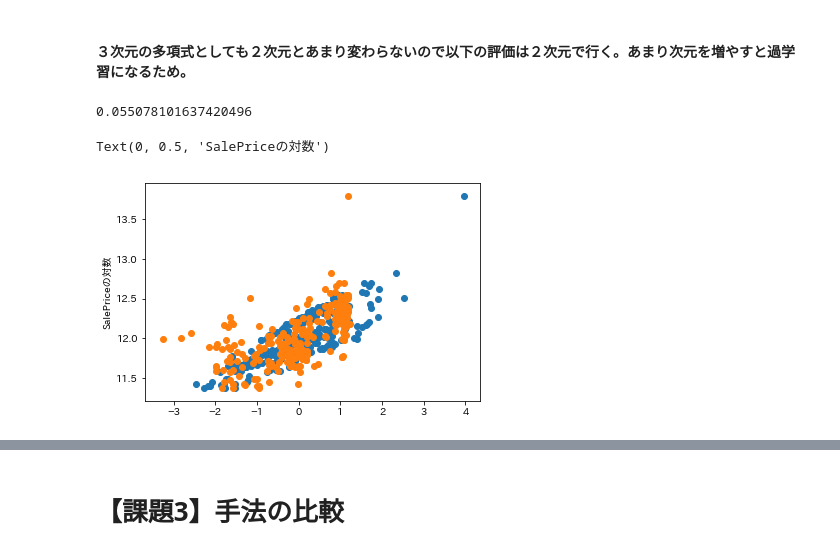
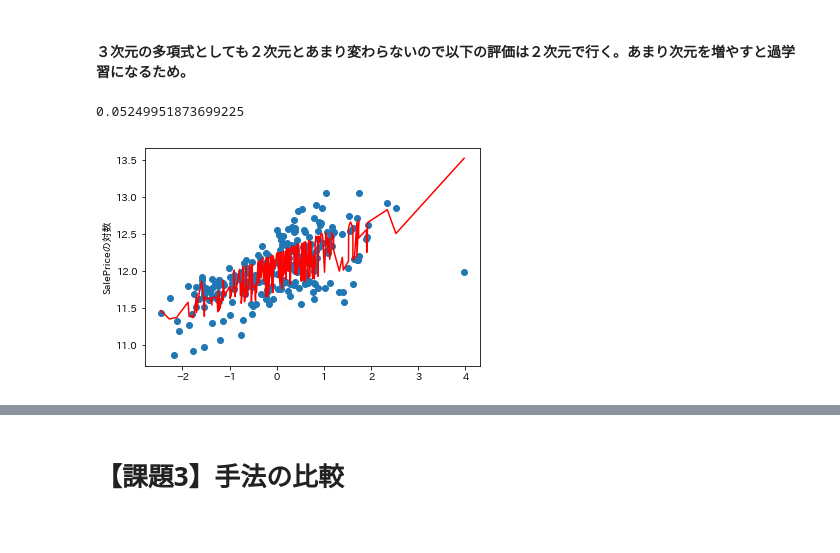
Before and after one commit to yousuke-shiraishi/diveintocode-ml, a Jupyter notebook: week4/week4-work2.ipynb, the cells around one changed output, grey strips where cells are left out. Cells and saved outputs as stored; diff of their text form; code cells hidden in the pictures.

```diff
--- a/week4/week4-work2.ipynb
+++ b/week4/week4-work2.ipynb
@@ -116,17 +122,24 @@ reg.score(X_train_std, y_train)
 0.7439500455812423
 # %% [markdown]
 #### ３次元の多項式としても２次元とあまり変わらないので以下の評価は２次元で行く。あまり次元を増やすと過学習になるため。
+# %%
+regr = Pipeline([
+    ('poly', PolynomialFeatures(degree=2)),
+    ('linear', LinearRegression())
+])
+reg = regr.fit(X_train_std, y_train)
 # %%
 y_pred = reg.predict(X_test_std)
 # %%
 #平均二乗誤差
 mean_squared_error(y_test, y_pred)
 # %% [output]
-0.055078101637420496
+0.05249951873699225
 # %%
-plt.scatter(X_test_std[:,0],y_pred,label ='GrLivArea' )
-plt.scatter(X_test_std[:,1],y_pred,label = 'YearBuilt')
+plt.scatter(X_test_std[:,0],y_test,label ='GrLivArea' )
+sort_idex = X_test_std[:,0].argsort()
+plt.plot(X_test_std[:,0][sort_idex],y_pred[sort_idex],color="red")
 plt.ylabel("SalePriceの対数")
+plt.show()
 # %% [output]
-Text(0, 0.5, 'SalePriceの対数')
-[figure, old version]
+[figure, new version]
```
Also changed, not shown: parts of 9 cells of this notebook.
